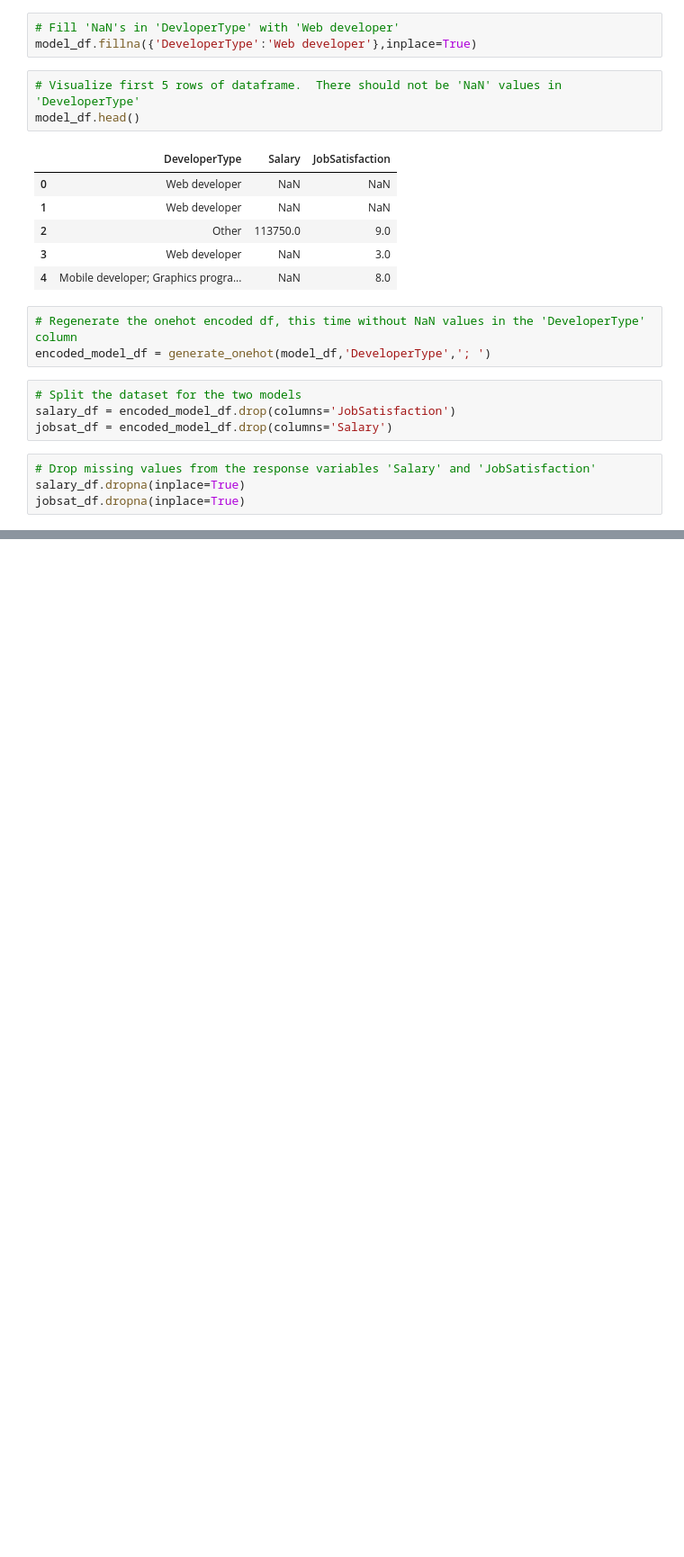
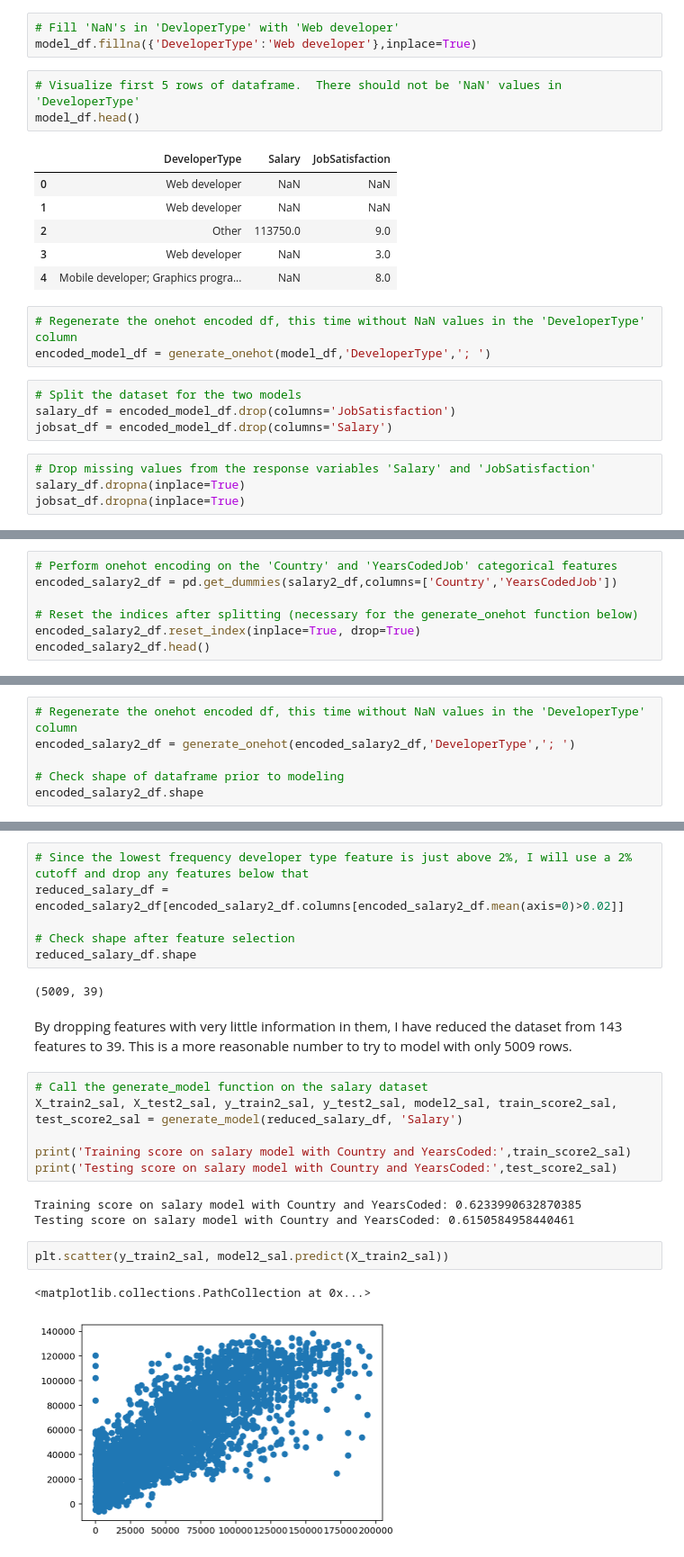
Before and after one commit to blowe615/stackoverflow_survey, a Jupyter notebook: Investigating How Data Scientists Answered the Stack Overflow Survey.ipynb, the cells around one changed output, grey strips where cells are left out. Shown at 90% size. Cells and saved outputs as stored; diff of their text form; blank space fills up the shorter version.

```diff
--- a/Investigating How Data Scientists Answered the Stack Overflow Survey.ipynb
+++ b/Investigating How Data Scientists Answered the Stack Overflow Survey.ipynb
@@ -532,0 +587,7 @@ ax = sns.heatmap(corr2, mask=mask, cmap=cmap, annot=np.round(corr2.values,2), sq
+# %%
+# Perform onehot encoding on the 'Country' and 'YearsCodedJob' categorical features
+encoded_salary2_df = pd.get_dummies(salary2_df,columns=['Country','YearsCodedJob'])
+
+# Reset the indices after splitting (necessary for the generate_onehot function below)
+encoded_salary2_df.reset_index(inplace=True, drop=True)
+encoded_salary2_df.head()
@@ -532,0 +602,6 @@ ax = sns.heatmap(corr2, mask=mask, cmap=cmap, annot=np.round(corr2.values,2), sq
+# %%
+# Regenerate the onehot encoded df, this time without NaN values in the 'DeveloperType' column
+encoded_salary2_df = generate_onehot(encoded_salary2_df,'DeveloperType','; ')
+
+# Check shape of dataframe prior to modeling
+encoded_salary2_df.shape
@@ -532,0 +654,24 @@ ax = sns.heatmap(corr2, mask=mask, cmap=cmap, annot=np.round(corr2.values,2), sq
+# %%
+# Since the lowest frequency developer type feature is just above 2%, I will use a 2% cutoff and drop any features below that
+reduced_salary_df = encoded_salary2_df[encoded_salary2_df.columns[encoded_salary2_df.mean(axis=0)>0.02]]
+
+# Check shape after feature selection
+reduced_salary_df.shape
+# %% [output]
+(5009, 39)
+# %% [markdown]
+By dropping features with very little information in them, I have reduced the dataset from 143 features to 39.  This is a more reasonable number to try to model with only 5009 rows.
+# %%
+# Call the generate_model function on the salary dataset
+X_train2_sal, X_test2_sal, y_train2_sal, y_test2_sal, model2_sal, train_score2_sal, test_score2_sal = generate_model(reduced_salary_df, 'Salary')
+
+print('Training score on salary model with Country and YearsCoded:',train_score2_sal)
+print('Testing score on salary model with Country and YearsCoded:',test_score2_sal)
+# %% [output]
+Training score on salary model with Country and YearsCoded: 0.6233990632870385
+Testing score on salary model with Country and YearsCoded: 0.6150584958440461
+# %%
+plt.scatter(y_train2_sal, model2_sal.predict(X_train2_sal))
+# %% [output]
+<matplotlib.collections.PathCollection at 0x...>
+[figure, added]
```
Also changed, not shown: parts of 54 cells of this notebook.
